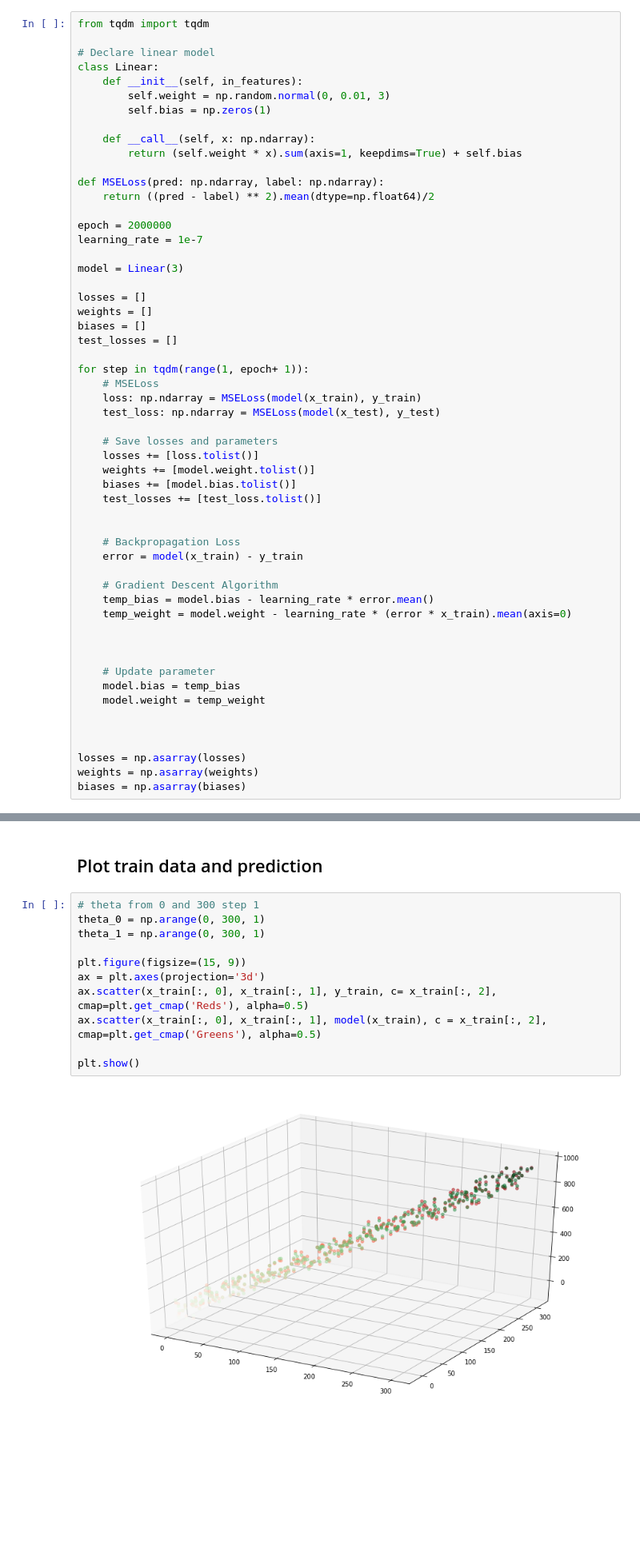
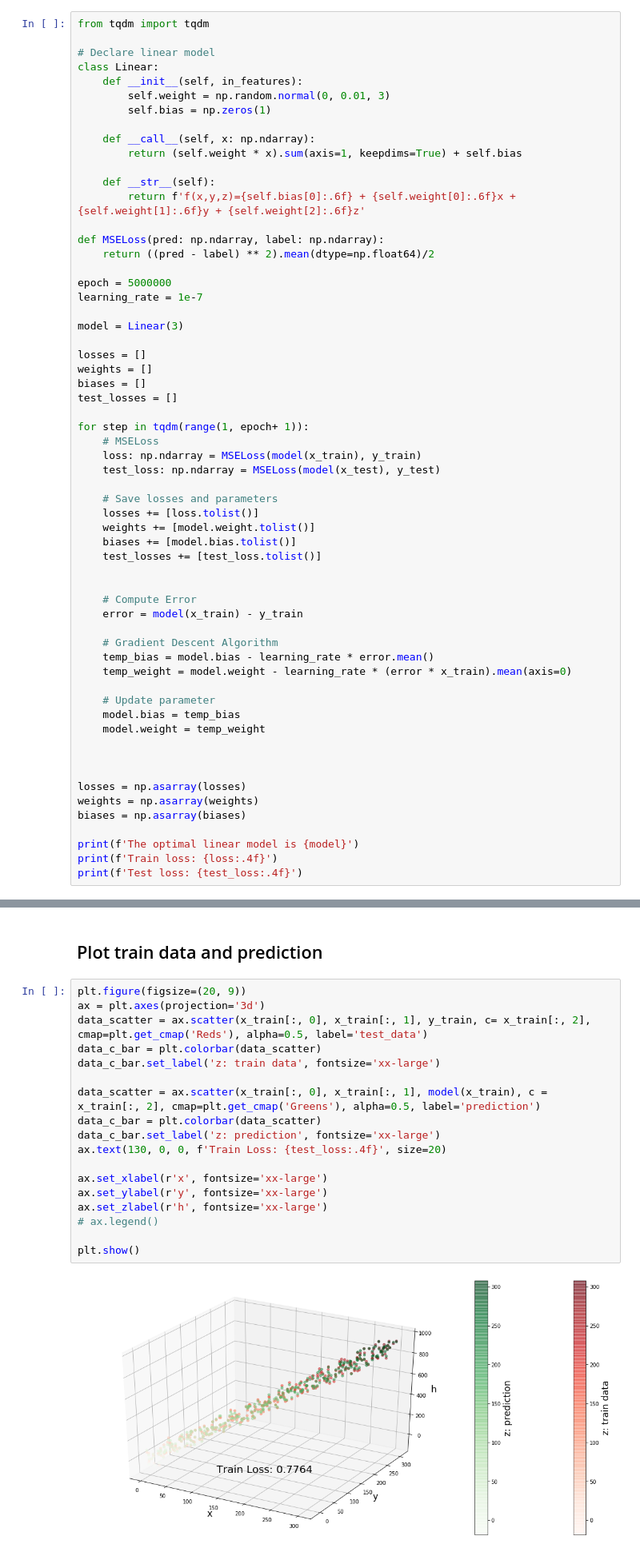
Before and after one commit to wonbeomjang/CAU54161-Machine-learning-class, a Jupyter notebook: Assignment_04/Assignment_04.ipynb, the cells around one changed output, grey strips where cells are left out. Shown: that part at 80% size. Cells and saved outputs as stored; diff of their text form; blank space fills up the shorter version.

```diff
--- a/Assignment_04/Assignment_04.ipynb
+++ b/Assignment_04/Assignment_04.ipynb
@@ -58,10 +58,13 @@ class Linear:
     def __call__(self, x: np.ndarray):
         return (self.weight * x).sum(axis=1, keepdims=True) + self.bias
 
+    def __str__(self):
+        return f'f(x,y,z)={self.bias[0]:.6f} + {self.weight[0]:.6f}x + {self.weight[1]:.6f}y + {self.weight[2]:.6f}z'
+
 def MSELoss(pred: np.ndarray, label: np.ndarray):
     return ((pred - label) ** 2).mean(dtype=np.float64)/2
 
-epoch = 2000000
+epoch = 5000000
 learning_rate = 1e-7
 
 model = Linear(3)
@@ -83,14 +86,12 @@ for step in tqdm(range(1, epoch+ 1)):
     test_losses += [test_loss.tolist()]
 
 
-    # Backpropagation Loss
+    # Compute Error
     error = model(x_train) - y_train
 
     # Gradient Descent Algorithm
     temp_bias = model.bias - learning_rate * error.mean()
     temp_weight = model.weight - learning_rate * (error * x_train).mean(axis=0)
-
-
 
     # Update parameter
     model.bias = temp_bias
@@ -101,3 +102,7 @@ for step in tqdm(range(1, epoch+ 1)):
 losses = np.asarray(losses)
 weights = np.asarray(weights)
 biases = np.asarray(biases)
+
+print(f'The optimal linear model is {model}')
+print(f'Train loss: {loss:.4f}')
+print(f'Test loss: {test_loss:.4f}')
@@ -152,18 +182,25 @@ plt.show()
 # %% [markdown]
 ## Plot train data and prediction
 # %%
-# theta from 0 and 300 step 1
-theta_0 = np.arange(0, 300, 1)
-theta_1 = np.arange(0, 300, 1)
+plt.figure(figsize=(20, 9))
+ax = plt.axes(projection='3d')
+data_scatter = ax.scatter(x_train[:, 0], x_train[:, 1], y_train, c= x_train[:, 2], cmap=plt.get_cmap('Reds'), alpha=0.5, label='test_data')
+data_c_bar = plt.colorbar(data_scatter)
+data_c_bar.set_label('z: train data', fontsize='xx-large')
 
-plt.figure(figsize=(15, 9))
-ax = plt.axes(projection='3d')
-ax.scatter(x_train[:, 0], x_train[:, 1], y_train, c= x_train[:, 2], cmap=plt.get_cmap('Reds'), alpha=0.5)
-ax.scatter(x_train[:, 0], x_train[:, 1], model(x_train), c = x_train[:, 2], cmap=plt.get_cmap('Greens'), alpha=0.5)
+data_scatter = ax.scatter(x_train[:, 0], x_train[:, 1], model(x_train), c = x_train[:, 2], cmap=plt.get_cmap('Greens'), alpha=0.5, label='prediction')
+data_c_bar = plt.colorbar(data_scatter)
+data_c_bar.set_label('z: prediction', fontsize='xx-large')
+ax.text(130, 0, 0, f'Train Loss: {test_loss:.4f}', size=20)
+
+ax.set_xlabel(r'x', fontsize='xx-large')
+ax.set_ylabel(r'y', fontsize='xx-large')
+ax.set_zlabel(r'h', fontsize='xx-large')
+# ax.legend()
 
 plt.show()
 # %% [output]
-[figure, old version]
+[figure, new version]
 # %% [markdown]
 ## Plot test data and prediction
 # %%
```
Also changed, not shown: parts of 10 cells of this notebook, 1 other file.
